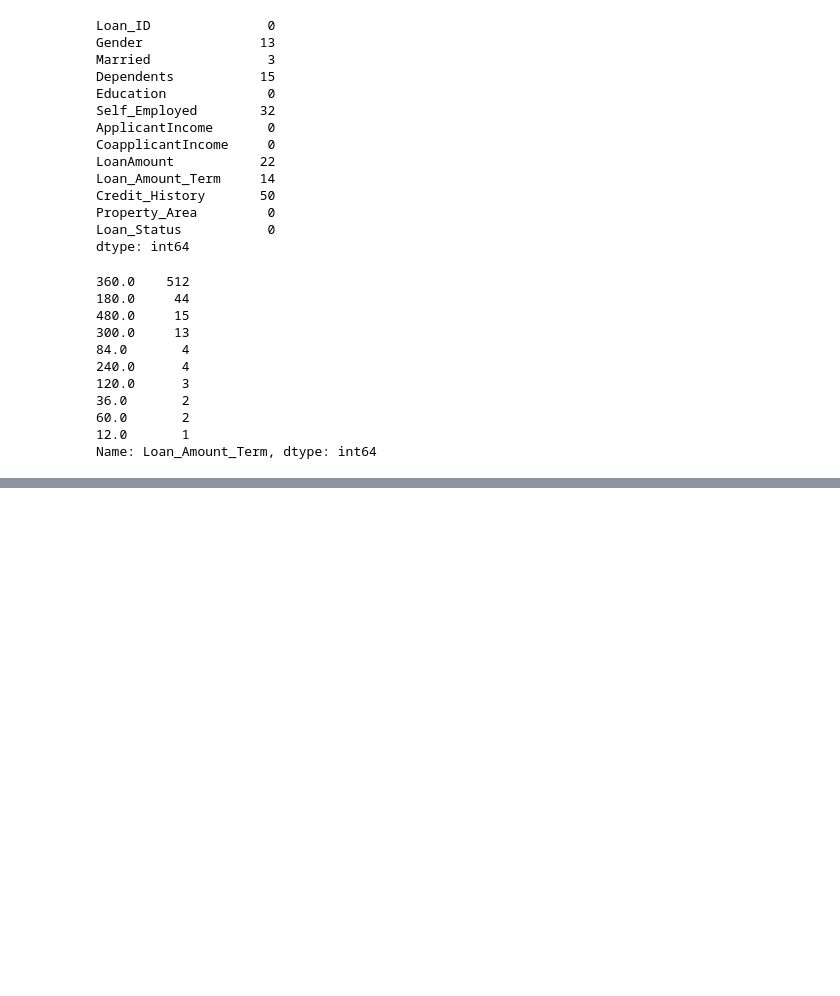
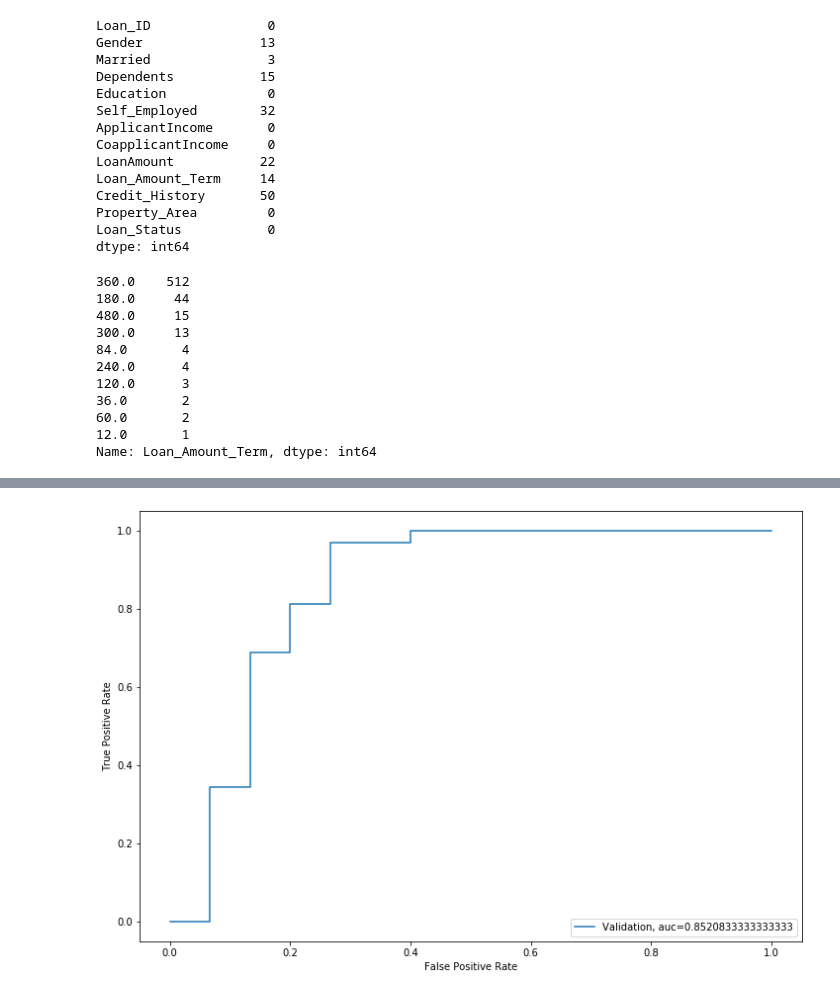
Before and after one commit to ElissandroMendes/loan-prediction, a Jupyter notebook: loan-prediction.ipynb, the cells around one changed output, grey strips where cells are left out. Cells and saved outputs as stored; diff of their text form; code cells hidden in the pictures; blank space fills up the shorter version.

```diff
--- a/loan-prediction.ipynb
+++ b/loan-prediction.ipynb
@@ -333,0 +366,4 @@ test['LoanAmount_log'] = np.log(test['LoanAmount'])
+# %%
+# Realizando predições para os dados de teste
+
+pred_test = model.predict(test)
@@ -333,0 +402,24 @@ test['LoanAmount_log'] = np.log(test['LoanAmount'])
+# %%
+# Com o primeiro envio obtemos acurracia: 0.7361111
+# Vamos buscar treinar usando K-fold para buscar melhorar o modelo
+
+from sklearn.model_selection import StratifiedKFold
+
+i = 1
+kf = StratifiedKFold(n_splits=13, random_state=42, shuffle=True)
+
+for train_index, test_index in kf.split(X, y):
+    xtr, xvl = X.loc[train_index], X.loc[test_index]
+    ytr, yvl = y.loc[train_index], y.loc[test_index]
+
+    model = LogisticRegression()
+    model.fit(xtr, ytr)
+
+    pred_test = model.predict(xvl)
+    score = accuracy_score(yvl, pred_test)
+    print(f'\n{i} of kfold {kf.n_splits} accuracy score: {score}')
+
+    i += 1
+
+    pred_test = model.predict(test)
+    pred = model.predict_proba(xvl)[:, 1]
@@ -333,0 +444,17 @@ test['LoanAmount_log'] = np.log(test['LoanAmount'])
+# %%
+# Plotando a curva ROC
+
+from sklearn import metrics
+
+fpr, tpr, _ = metrics.roc_curve(yvl, pred)
+auc = metrics.roc_auc_score(yvl, pred)
+
+plt.figure(figsize=(12, 8))
+plt.plot(fpr, tpr, label="Validation, auc=" + str(auc))
+plt.xlabel("False Positive Rate")
+plt.ylabel("True Positive Rate")
+plt.legend(loc=4)
+
+plt.show()
+# %% [output]
+[figure, added]
```
Also changed, not shown: parts of 42 cells of this notebook, 12 other files.
